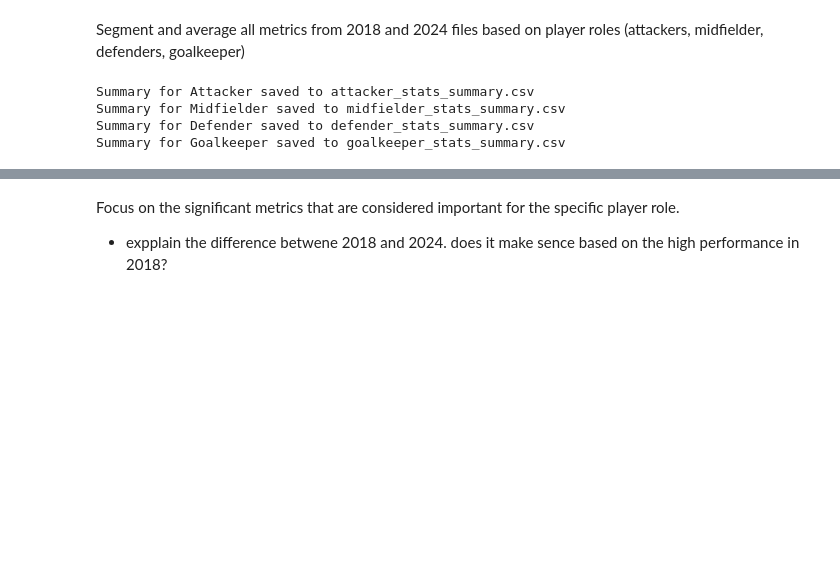
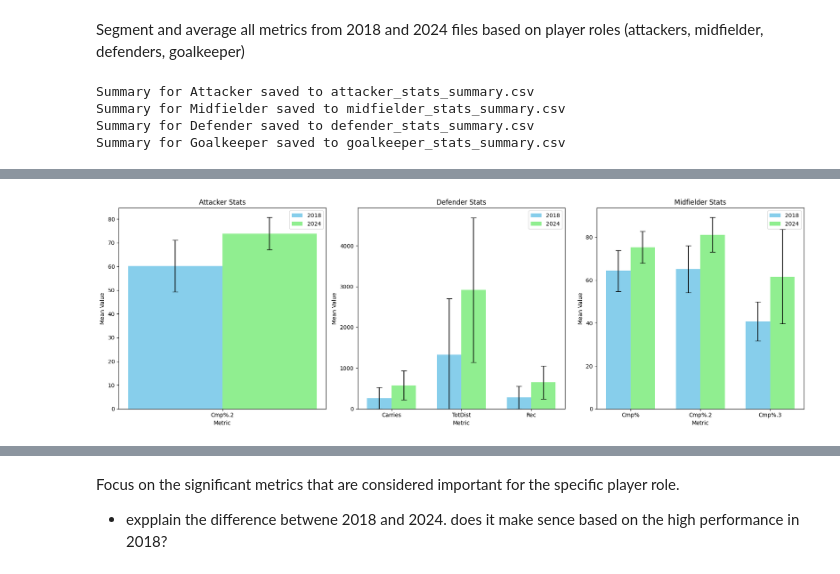
Before and after one commit to LouMeziere/Match-Performance-Analysis, a Jupyter notebook: analysis_roles.ipynb, the cells around one changed output, grey strips where cells are left out. Saved outputs shown, nothing was run; the diff lists cells and outputs as text; code cells hidden in the pictures; blank space fills up the shorter version.

```diff
--- a/analysis_roles.ipynb
+++ b/analysis_roles.ipynb
@@ -34 +36,19 @@ Finding: No overall improvement has been noted. However, the two extreme points
+# %%
+# Function to load all sheets from an Excel file
+def load_excel_sheets(file, skiprow, year):
+    # Load all sheets, skipping the necessary rows
+    sheets = pd.read_excel(file, sheet_name=None, skiprows=skiprow)
+    dataframes = {}
+
+    # Create a DataFrame for each sheet with an appropriate name
+    for sheet_name, df in sheets.items():
+        sheet_name = sheet_name.lower()
+        # Assign to a properly named variable
+        df_name = f"{sheet_name}_{year}"
+        dataframes[df_name] = df
+
+    return dataframes
+# %%
+# Load the Excel file with all sheets
+excel_data = pd.ExcelFile("RBNY_yearly_stats/scores_over_time.xlsx" )
 # %%
@@ -490,0 +459,59 @@ See the caveats in the documentation: https://pandas.pydata.org/pandas-docs/stab
+# %%
+import pandas as pd
+import matplotlib.pyplot as plt
+import numpy as np
+
+# Load data
+attacker_summary = pd.read_csv('attacker_stats_summary.csv')
+defender_summary = pd.read_csv('defender_stats_summary.csv')
+midfielder_summary = pd.read_csv('midfielder_stats_summary.csv')
+
+# Correct filtering using `.isin()`
+filtered_attacker = attacker_summary[attacker_summary['Metric'] == 'Cmp%.2']
+filtered_defender = defender_summary[defender_summary['Metric'].isin(['Carries', 'TotDist', 'Rec'])]
+filtered_midfielder = midfielder_summary[midfielder_summary['Metric'].isin(['Cmp%', 'Cmp%.2', 'Cmp%.3'])]
+
+# Create subplots (1 row, 3 columns)
+fig, axes = plt.subplots(1, 3, figsize=(18, 6))  # Independent y-axes
+
+# Function to plot bar chart with centered error bars and separate bars for 2018 and 2024
+def plot_with_errorbars(ax, data, title):
+    metrics = data['Metric'].unique()
+    bar_width = 0.35  # Width of the bars
+    x_positions = np.arange(len(metrics))  # X positions for bars
+
+    # Check if the plot is for Attacker, adjust x_position for one metric
+    if title == "Attacker Stats":
+        x_positions = [0]  # Only one metric, place it at x = 0
+
+    # Plot bars for 2018 and 2024 (side by side)
+    for i, metric in enumerate(metrics):
+        metric_data_2018 = data[(data['Metric'] == metric) & (data['Year'] == 2018)]
+        metric_data_2024 = data[(data['Metric'] == metric) & (data['Year'] == 2024)]
+
+        ax.bar(x_positions[i] - bar_width / 2, metric_data_2018['Mean'], width=bar_width, color='skyblue', label='2018' if i == 0 else "", yerr=metric_data_2018['Std'], capsize=5)
+        ax.bar(x_positions[i] + bar_width / 2, metric_data_2024['Mean'], width=bar_width, color='lightgreen', label='2024' if i == 0 else "", yerr=metric_data_2024['Std'], capsize=5)
+
+    # Add labels and title
+    ax.set_title(title)
+    ax.set_xticks(x_positions)
+    ax.set_xticklabels(metrics)
+    ax.set_xlabel("Metric")
+    ax.set_ylabel("Mean Value")
+    ax.set_ylim(bottom=0)  # Ensure y-axis starts at 0
+    ax.legend()
+
+# Plot for Attackers
+plot_with_errorbars(axes[0], filtered_attacker, "Attacker Stats")
+
+# Plot for Defenders
+plot_with_errorbars(axes[1], filtered_defender, "Defender Stats")
+
+# Plot for Midfielders
+plot_with_errorbars(axes[2], filtered_midfielder, "Midfielder Stats")
+
+# Adjust layout for clarity
+plt.tight_layout()
+plt.show()
+# %% [output]
+[figure, added]
```
Also changed, not shown: parts of 17 cells of this notebook, 39 other files.
